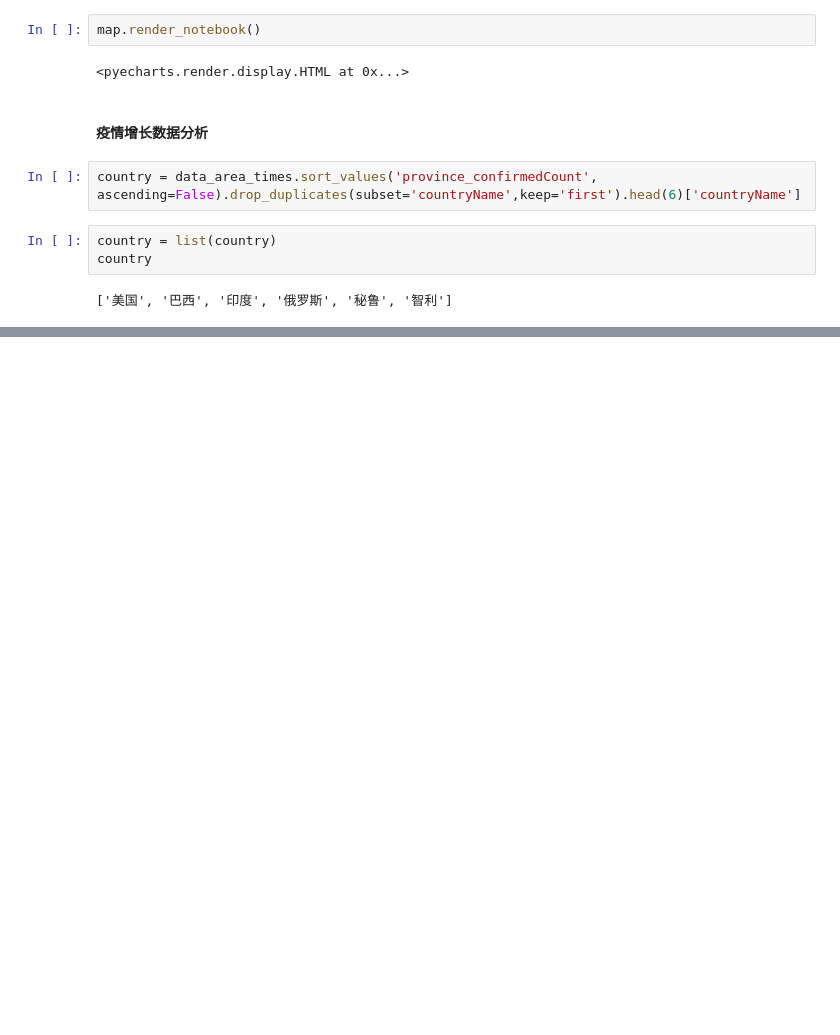
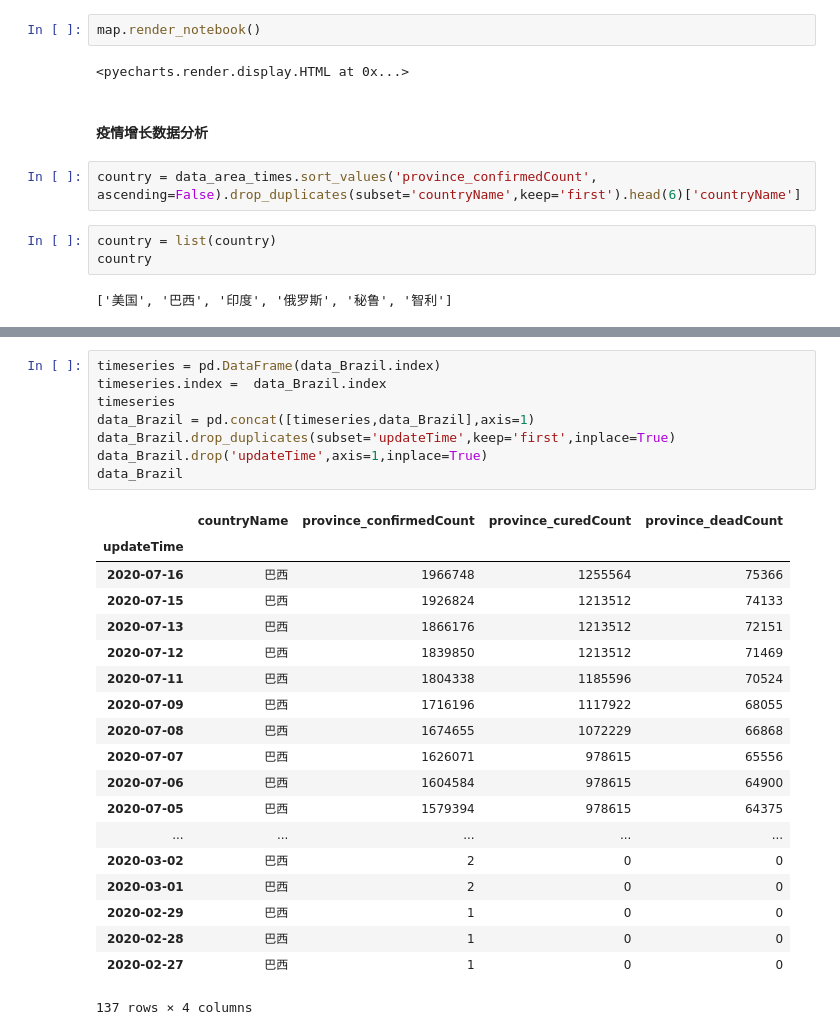
Before and after one commit to OcaenEyes/pandasLearn, a Jupyter notebook: 新冠疫情社会影响数据分析.ipynb, the cells around one changed output, grey strips where cells are left out. Saved outputs shown, nothing was run; the diff lists cells and outputs as text; blank space fills up the shorter version.

```diff
--- a/新冠疫情社会影响数据分析.ipynb
+++ b/新冠疫情社会影响数据分析.ipynb
@@ -485,0 +557,28 @@ country
+# %%
+timeseries = pd.DataFrame(data_Brazil.index)
+timeseries.index =  data_Brazil.index
+timeseries
+data_Brazil = pd.concat([timeseries,data_Brazil],axis=1)
+data_Brazil.drop_duplicates(subset='updateTime',keep='first',inplace=True)
+data_Brazil.drop('updateTime',axis=1,inplace=True)
+data_Brazil
+# %% [output]
+|  | countryName | province_confirmedCount | province_curedCount | province_deadCount |
+| updateTime |  |  |  |  |
+| 2020-07-16 | 巴西 | 1966748 | 1255564 | 75366 |
+| 2020-07-15 | 巴西 | 1926824 | 1213512 | 74133 |
+| 2020-07-13 | 巴西 | 1866176 | 1213512 | 72151 |
+| 2020-07-12 | 巴西 | 1839850 | 1213512 | 71469 |
+| 2020-07-11 | 巴西 | 1804338 | 1185596 | 70524 |
+| 2020-07-09 | 巴西 | 1716196 | 1117922 | 68055 |
+| 2020-07-08 | 巴西 | 1674655 | 1072229 | 66868 |
+| 2020-07-07 | 巴西 | 1626071 | 978615 | 65556 |
+| 2020-07-06 | 巴西 | 1604584 | 978615 | 64900 |
+| 2020-07-05 | 巴西 | 1579394 | 978615 | 64375 |
+| ... | ... | ... | ... | ... |
+| 2020-03-02 | 巴西 | 2 | 0 | 0 |
+| 2020-03-01 | 巴西 | 2 | 0 | 0 |
+| 2020-02-29 | 巴西 | 1 | 0 | 0 |
+| 2020-02-28 | 巴西 | 1 | 0 | 0 |
+| 2020-02-27 | 巴西 | 1 | 0 | 0 |
+137 rows × 4 columns
```
Also changed, not shown: parts of 18 cells of this notebook.
